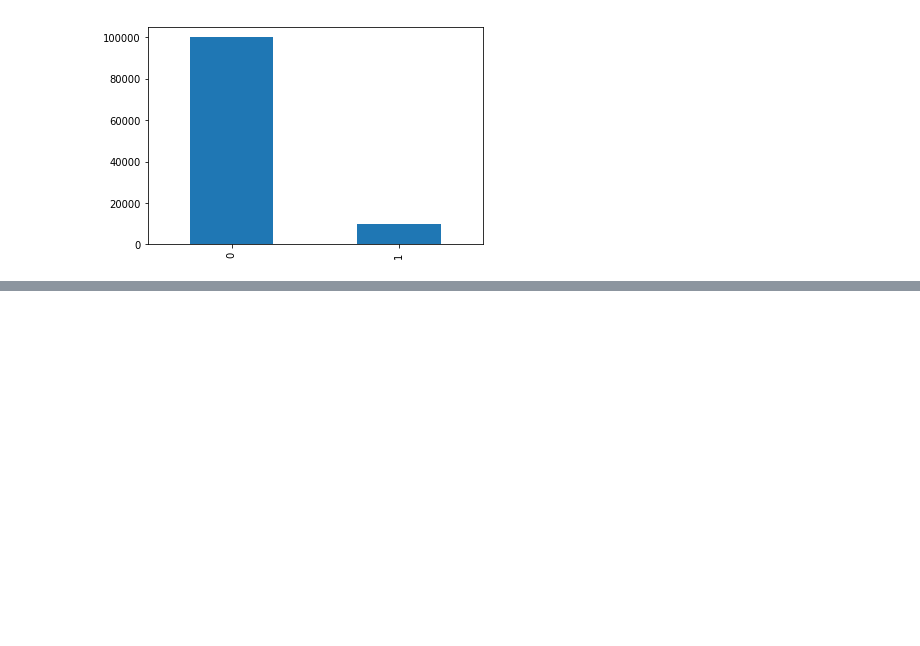
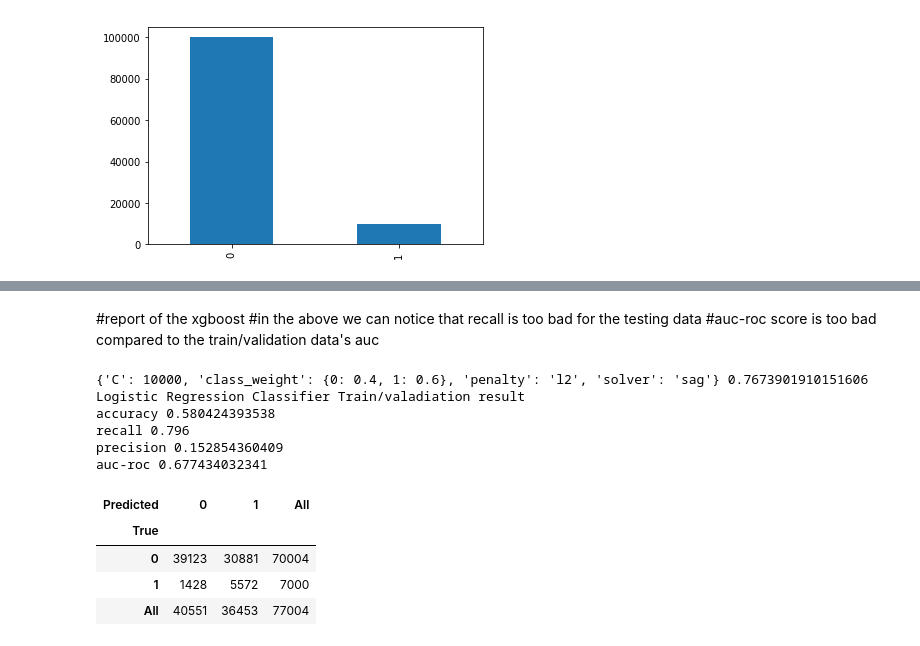
Before and after one commit to ashwingadam1/practice, a Jupyter notebook: casestudy.ipynb, the cells around one changed output, grey strips where cells are left out. Drawn from its saved outputs; the diff is of its cells as text; code cells hidden in the pictures; blank space fills up the shorter version.

```diff
--- a/casestudy.ipynb
+++ b/casestudy.ipynb
@@ -166,0 +220,36 @@ print(y_test.shape)
+# %% [markdown]
+#report of the xgboost
+#in the above we can notice that recall is too bad for the testing data
+#auc-roc score is too bad compared to the train/validation data's auc
+# %%
+model=LogisticRegression()
+grid_values = {'penalty': ['l2'], 'C': [0.001,0.005,0.01,0.05,0.1
+    ,0.5,1,10,100,1000,5000,7500,10000,12500],'class_weight':[{0:.40, 1:.60}],
+               'solver' : ['newton-cg','lbfgs','liblinear','sag','saga']}
+logistic_model = GridSearchCV(model, param_grid=grid_values,
+                cv=StratifiedKFold(y_res, n_folds=3, shuffle=True),
+                n_jobs=-1,scoring='roc_auc',refit=True)
+logistic_model.fit(x_res,y_res)
+print(logistic_model.best_params_,logistic_model.best_score_)
+#model=LogisticRegression(C=1000,penalty='l2')
+#model.fit(x_res,y_res)
+predictions=logistic_model.predict(X_train)
+print('Logistic Regression Classifier Train/valadiation result')
+print('accuracy',metrics.accuracy_score(y_train,predictions))
+print('recall',metrics.recall_score(y_train,predictions))
+print('precision',metrics.precision_score(y_train,predictions))
+print('auc-roc',metrics.roc_auc_score(y_train,predictions))
+pd.crosstab(y_train, predictions, rownames=['True'],
+            colnames=['Predicted'], margins=True)
+# %% [output]
+{'C': 10000, 'class_weight': {0: 0.4, 1: 0.6}, 'penalty': 'l2', 'solver': 'sag'} 0.7673901910151606
+Logistic Regression Classifier Train/valadiation result
+accuracy 0.580424393538
+recall 0.796
+precision 0.152854360409
+auc-roc 0.677434032341
+| Predicted | 0 | 1 | All |
+| True |  |  |  |
+| 0 | 39123 | 30881 | 70004 |
+| 1 | 1428 | 5572 | 7000 |
+| All | 40551 | 36453 | 77004 |
```
Also changed, not shown: parts of 28 cells of this notebook, 4 other files.
